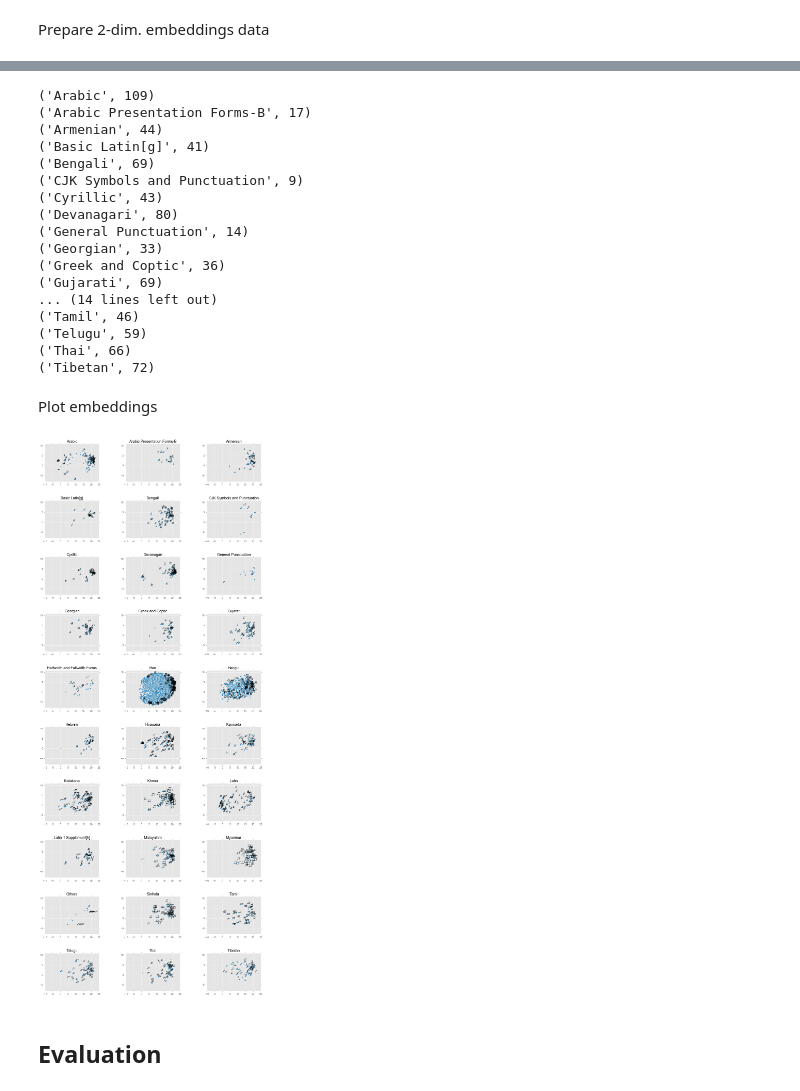
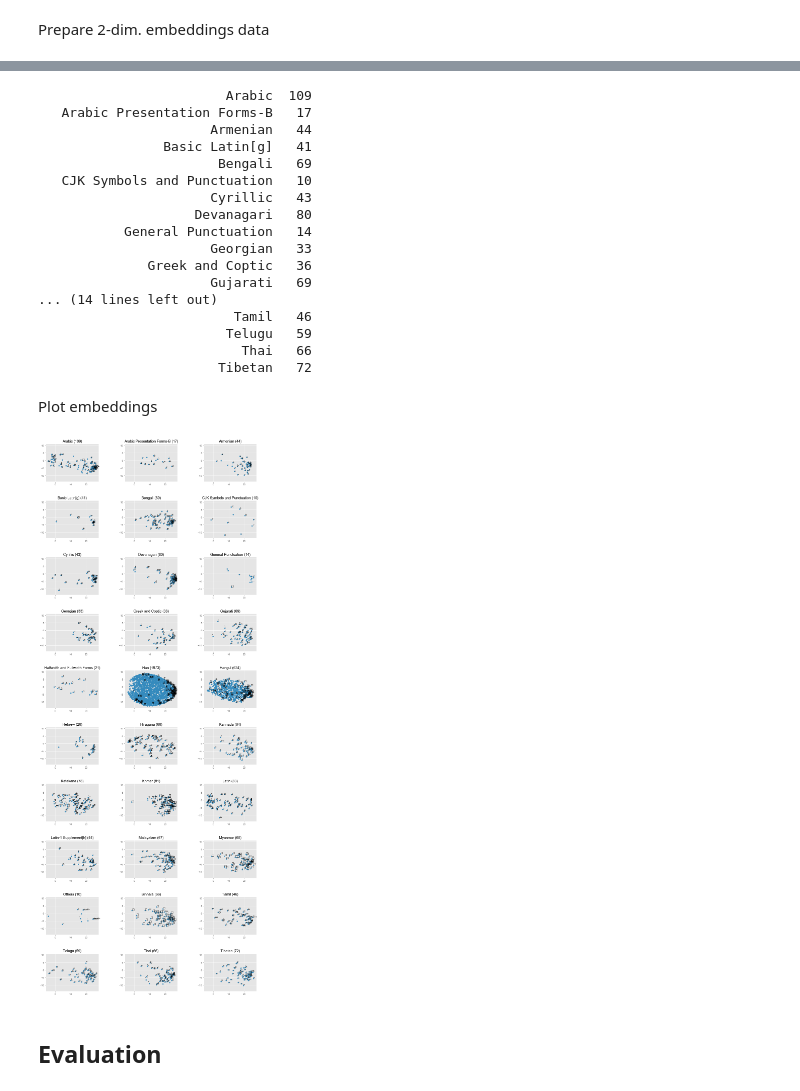
Before and after one commit to may-/cnn-ld-tf, a Jupyter notebook: visualize.ipynb, the cells around one changed output, grey strips where cells are left out. Cells and saved outputs as stored; diff of their text form; code cells hidden in the pictures.

```diff
--- a/visualize.ipynb
+++ b/visualize.ipynb
@@ -41,14 +31,13 @@ config = {
 # %% [markdown]
 ## Visualize embeddings
 # %%
-graph = tf.Graph()
-with graph.as_default():
+with tf.Graph().as_default():
     with tf.variable_scope('cnn'):
         m = cnn.Model(config, is_train=False)
-    saver = tf.train.Saver(tf.all_variables())
+    saver = tf.train.Saver(tf.global_variables())
 
     with tf.Session() as sess:
-        ckpt = tf.train.get_checkpoint_state(os.path.join(config['train_dir']))
+        ckpt = tf.train.get_checkpoint_state(os.path.join(train_dir))
         saver.restore(sess, ckpt.model_checkpoint_path)
 
-        embedding = sess.run(tf.all_variables())[0]
+        embedding = sess.run(tf.global_variables())[0]
@@ -133,0 +55,5 @@ Loaded vocabulary (size 4090).
+# %%
+char = pd.read_csv(os.path.join(data_dir, 'metadata.tsv'), sep='\t', encoding='utf-8')
+values = pd.DataFrame(two_d_embeddings, columns=['x', 'y'])
+emb_df = pd.concat([char, values], axis=1)
+emb_df.head()
@@ -134,43 +67,43 @@ Loaded vocabulary (size 4090).
 # %%
-for name, group in emb_df.groupby('category'):
-    print(name, len(group))
+for name, group in emb_df.groupby('Script'):
+    print '%30s %4d' % (name, len(group))
 # %% [output]
-('Arabic', 109)
-('Arabic Presentation Forms-B', 17)
-('Armenian', 44)
-('Basic Latin[g]', 41)
-('Bengali', 69)
-('CJK Symbols and Punctuation', 9)
-('Cyrillic', 43)
-('Devanagari', 80)
-('General Punctuation', 14)
-('Georgian', 33)
-('Greek and Coptic', 36)
-('Gujarati', 69)
+                        Arabic  109
+   Arabic Presentation Forms-B   17
+                      Armenian   44
+                Basic Latin[g]   41
+                       Bengali   69
+   CJK Symbols and Punctuation   10
+                      Cyrillic   43
+                    Devanagari   80
+           General Punctuation   14
+                      Georgian   33
+              Greek and Coptic   36
+                      Gujarati   69
 ... (14 lines left out)
-('Tamil', 46)
-('Telugu', 59)
-('Thai', 66)
-('Tibetan', 72)
+                         Tamil   46
+                        Telugu   59
+                          Thai   66
+                       Tibetan   72
 # %% [markdown]
 Plot embeddings
 # %%
 fig, axes = plt.subplots(10, 3, figsize=(15, 40))
 plt.subplots_adjust(wspace=0.5, hspace=0.5)
-for i, (ax, (key, group)) in enumerate(zip(axes.flatten(), emb_df.groupby('category'))):
+for i, (ax, (key, group)) in enumerate(zip(axes.flatten(), emb_df.groupby('Script'))):
     ax = group.plot(kind="scatter", x='x', y='y', ax=ax, legend=False)
     # annotate 100 labels
     for index, row in group.head(100).iterrows():
-        ax.annotate(row['char'], xy=(row['x'], row['y']))
+        ax.annotate(row['Char'], xy=(row['x'], row['y']))
     ax.set_xlabel('')
     ax.set_ylabel('')
-    ax.set_xlim(-10, 25)
-    ax.set_ylim(-8, 11)
-    ax.set_title(key)
+    ax.set_xlim(-6, 28)
+    ax.set_ylim(-14, 11)
+    ax.set_title('%s (%d)' % (key, len(group)))
 
-#fig.savefig('embeddings.svg')
+fig.savefig('docs/img/embeddings.svg', bbox_inches='tight')
 # %% [output]
-[figure, old version]
+[figure, new version]
 # %% [markdown]
 ## Evaluation
 # %%
```
Also changed, not shown: parts of 21 cells of this notebook, 41 other files.
